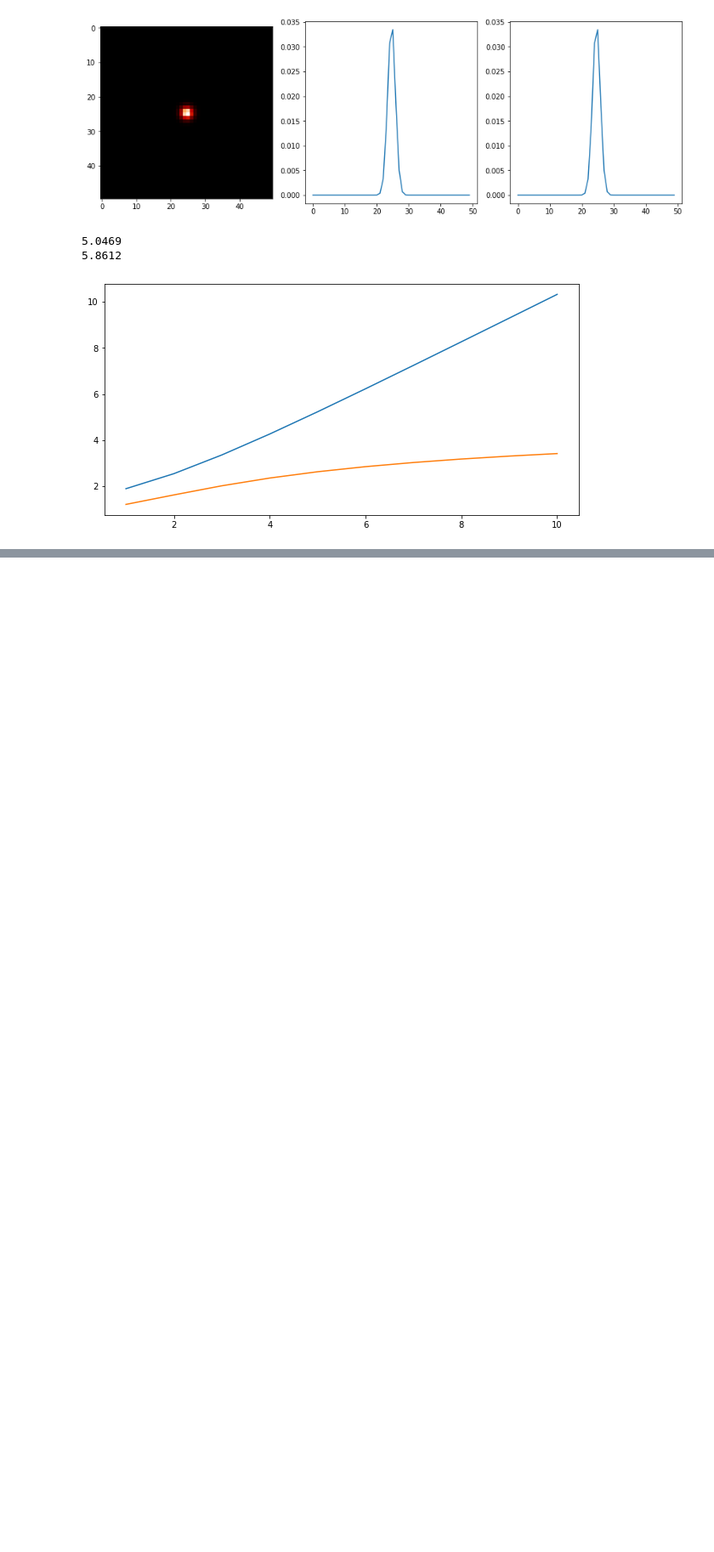
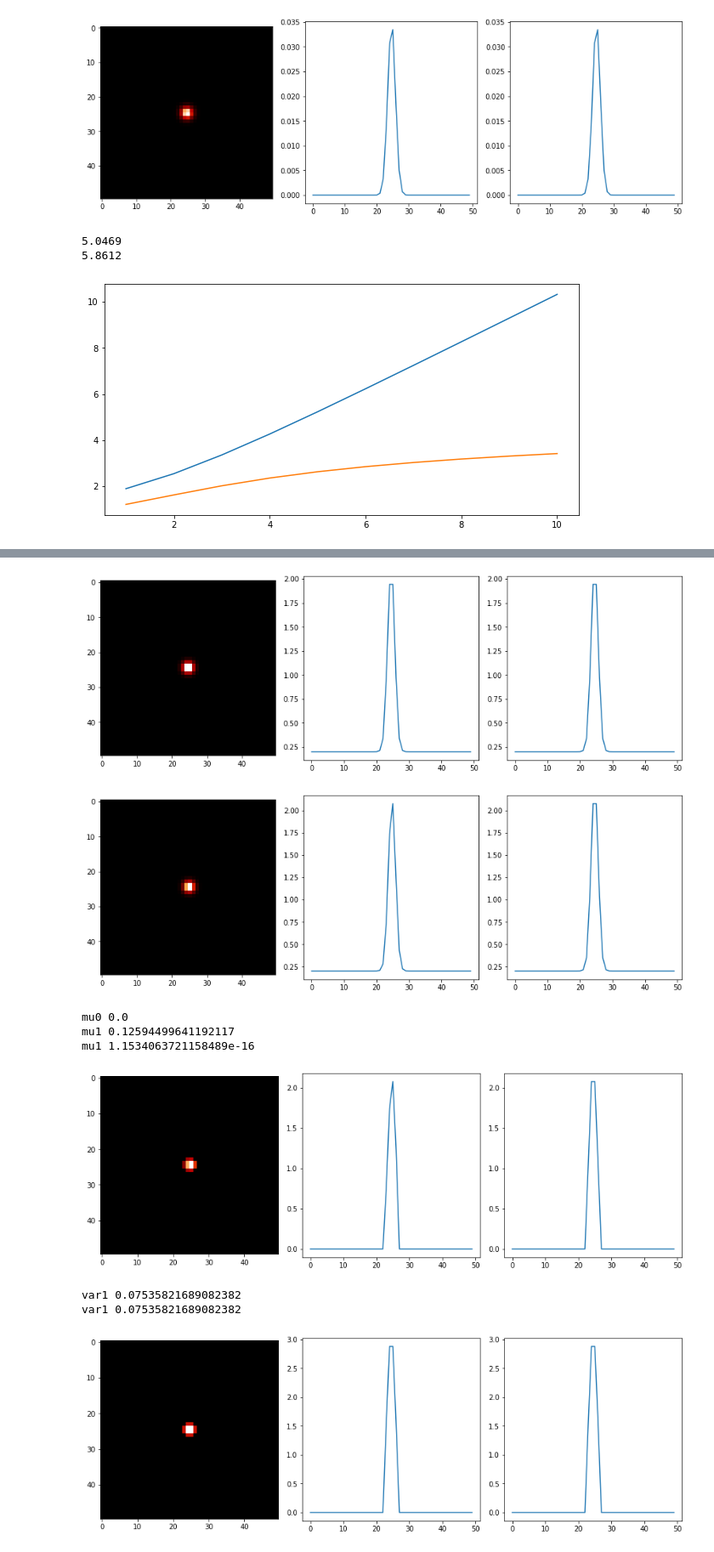
Before and after one commit to astro-tiptop/MASTSEL, a Jupyter notebook: MAVIS2.ipynb, the cells around one changed output, grey strips where cells are left out. Shown: that part at 85% size. Drawn from its saved outputs; the diff is of its cells as text; code cells hidden in the pictures; blank space fills up the shorter version.

```diff
--- a/MAVIS2.ipynb
+++ b/MAVIS2.ipynb
@@ -137 +163,67 @@ g2d max: 0.14455628314783503
+# %%
+gridSize = 50
+downsample_factor = 1
+pixel_scale = 40 # [mas]
+pixel_scale /= downsample_factor
+gridSpanArcsec= pixel_scale*gridSize/1000
+gridSpanRad = gridSpanArcsec/radiansToArcsecs
+
+imax = 30
+#zmin = 0.0001
+zmin = 0.03
+zmax = 30.0
+integrationPoints = 1000
+
+def sampleCompute2D(expr0, exprK, integral, gaussianPointsM):
+    gaussianPoints = gaussianPointsM.reshape(gridSize*gridSize)
+    dd0 = {'t':ThresholdWCoG, 'nu':NewValueThrPix, 'sigma_RON':sigmaRON}
+    dd1 = {'b':Dark/SensorFrameRate}
+    dd2 = {'F':ExcessNoiseFactor}
+    dd3 = {'':None}
+    expr0 = subsParamsByName( expr0, {**dd0, **dd1, **dd3} )
+    exprK = subsParamsByName( exprK, {**dd1, **dd3} )
+    integral = subsParamsByName( integral,  {**dd0, **dd1, **dd2} )
+    aFunction = exprK * integral.function
+    aIntegral = sp.Integral(aFunction, (getSymbolByName(aFunction, 'z'), zmin, zmax), (getSymbolByName(aFunction, 'i'), 1.0, float(imax)) )
+    paramsAndRanges = [( 'f_k', gaussianPoints, 0.0, 0.0, 'provided' )]
+    lh = sp.Function('B')(getSymbolByName(aFunction, 'f_k'))
+    xplot1, zplot1 = mIt.IntegralEval(lh, aIntegral, paramsAndRanges, [ (integrationPoints, 'linear'), (imax, 'linear')], 'rect')
+    ssx, s0 = mIt.functionEval(expr0, paramsAndRanges )
+    zplot1 = zplot1*imax/max(imax-1,1) + s0
+    zplot1 = zplot1.reshape((gridSize,gridSize))
+    return xplot1, zplot1
+
+def meanVarSigma(gaussianPoints):
+    expr0M, exprKM, integralM = truncatedMeanComponents()
+    expr0V, exprKV, integralV = truncatedVarianceComponents()
+    xplot1, mu_ktr_array = sampleCompute2D(expr0M, exprKM, integralM, gaussianPoints)
+    xplot2, var_ktr_array = sampleCompute2D(expr0V, exprKV, integralV, gaussianPoints)
+    var_ktr_array = var_ktr_array - mu_ktr_array**2
+    sigma_ktr_array = np.sqrt(var_ktr_array.astype(np.float64))
+    return mu_ktr_array, var_ktr_array, sigma_ktr_array
+
+mu_ktr_array, var_ktr_array, sigma_ktr_array = meanVarSigma(f_k_data)
+mu_ktr_prime_array, var_ktr_prime_array, sigma_ktr_prime_array = meanVarSigma(f_k_prime_data)
+standardPsfPlot(mu_ktr_array)
+standardPsfPlot(mu_ktr_prime_array)
+masked_mu0 = W_Mask*mu_ktr_array
+print('mu0', np.sum(masked_mu0*fx)/np.sum(masked_mu0))
+masked_mu = W_Mask*mu_ktr_prime_array
+masked_sigma = W_Mask*W_Mask*var_ktr_array
+print('mu1', np.sum(masked_mu*fx)/np.sum(masked_mu) )
+print('mu1', np.sum(masked_mu*fy)/np.sum(masked_mu) )
+standardPsfPlot(masked_mu)
+print('var1', np.sum(masked_sigma*fx*fx)/(np.sum(masked_mu0)**2) )
+print('var1', np.sum(masked_sigma*fy*fy)/(np.sum(masked_mu0)**2) )
+standardPsfPlot(masked_sigma)
+# %% [output]
+[figure, added]
+[figure, added]
+mu0 0.0
+mu1 0.12594499641192117
+mu1 1.1534063721158489e-16
+[figure, added]
+var1 0.07535821689082382
+var1 0.07535821689082382
+[figure, added]
 # %%
```
Also changed, not shown: parts of 5 cells of this notebook, 6 other files.
